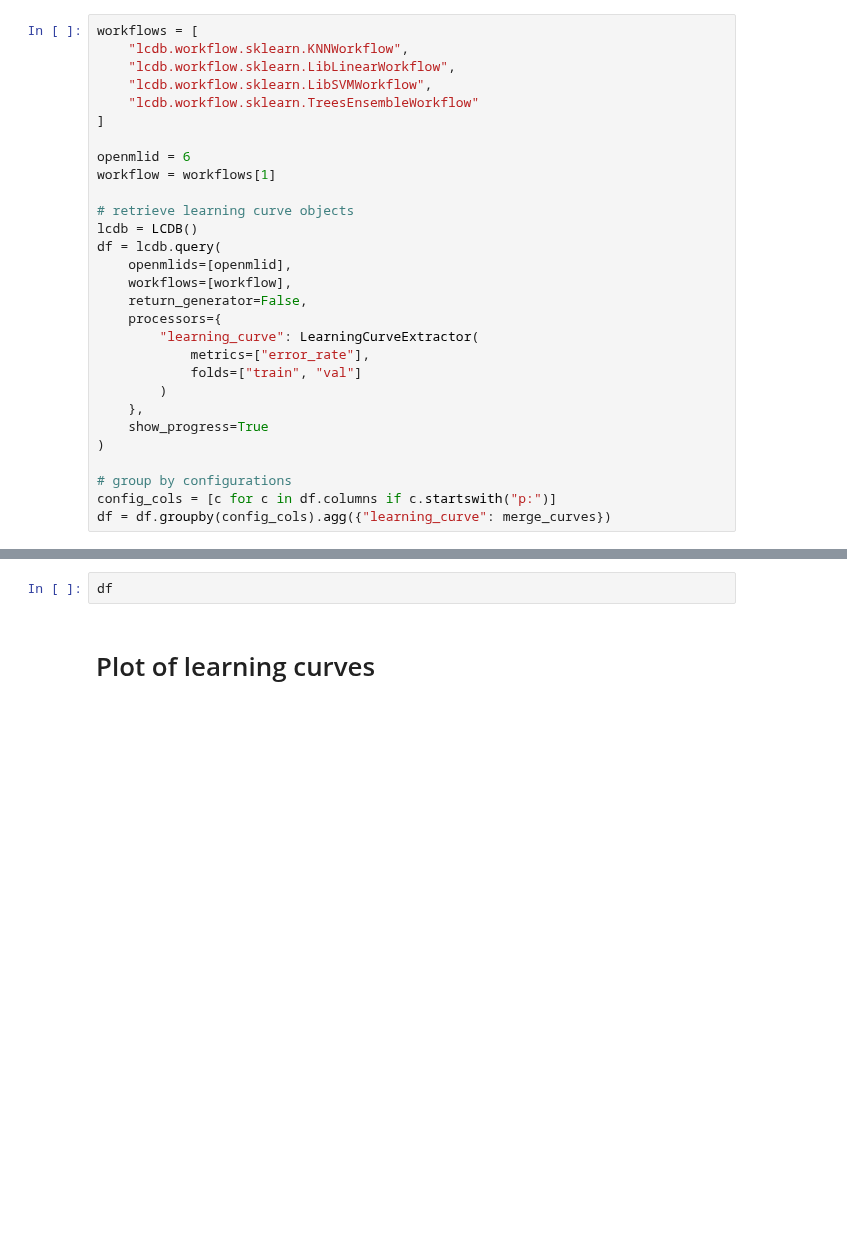
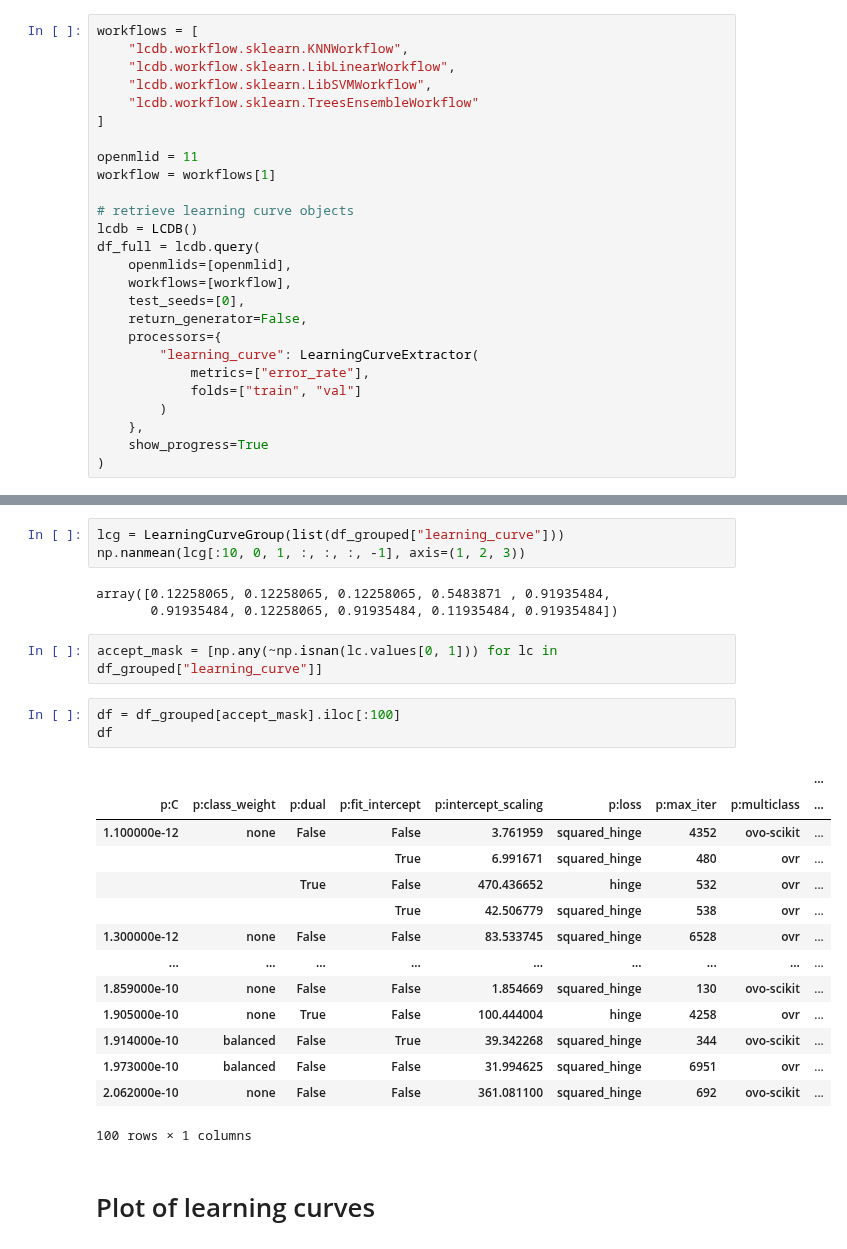
Before and after one commit to fmohr/lcdb, a Jupyter notebook: publications/2023-neurips/use cases/1 - lc crossing.ipynb, the cells around one changed output, grey strips where cells are left out. Saved outputs shown, nothing was run; the diff lists cells and outputs as text; blank space fills up the shorter version.

```diff
--- a/publications/2023-neurips/use cases/1 - lc crossing.ipynb
+++ b/publications/2023-neurips/use cases/1 - lc crossing.ipynb
@@ -14,14 +14,15 @@ workflows = [
     "lcdb.workflow.sklearn.TreesEnsembleWorkflow"
 ]
 
-openmlid = 6
+openmlid = 11
 workflow = workflows[1]
 
 # retrieve learning curve objects
 lcdb = LCDB()
-df = lcdb.query(
+df_full = lcdb.query(
     openmlids=[openmlid],
     workflows=[workflow],
+    test_seeds=[0],
     return_generator=False,
     processors={
         "learning_curve": LearningCurveExtractor(
@@ -31,7 +32,3 @@ df = lcdb.query(
     },
     show_progress=True
 )
-
-# group by configurations
-config_cols = [c for c in df.columns if c.startswith("p:")]
-df = df.groupby(config_cols).agg({"learning_curve": merge_curves})
@@ -43,4 +55,28 @@ df["learning_curve"].apply(lambda x: x.pad_anchors_size(max_schedule, inplace=Tr
+# %%
+lcg = LearningCurveGroup(list(df_grouped["learning_curve"]))
+np.nanmean(lcg[:10, 0, 1, :, :, :, -1], axis=(1, 2, 3))
+# %% [output]
+array([0.12258065, 0.12258065, 0.12258065, 0.5483871 , 0.91935484,
+       0.91935484, 0.12258065, 0.91935484, 0.11935484, 0.91935484])
+# %%
+accept_mask = [np.any(~np.isnan(lc.values[0, 1])) for lc in df_grouped["learning_curve"]]
 # %%
+df = df_grouped[accept_mask].iloc[:100]
 df
+# %% [output]
+|  |  |  |  |  |  |  |  | ... |
+| p:C | p:class_weight | p:dual | p:fit_intercept | p:intercept_scaling | p:loss | p:max_iter | p:multiclass | ... |
+| 1.100000e-12 | none | False | False | 3.761959 | squared_hinge | 4352 | ovo-scikit | ... |
+|  |  |  | True | 6.991671 | squared_hinge | 480 | ovr | ... |
+|  |  | True | False | 470.436652 | hinge | 532 | ovr | ... |
+|  |  |  | True | 42.506779 | squared_hinge | 538 | ovr | ... |
+| 1.300000e-12 | none | False | False | 83.533745 | squared_hinge | 6528 | ovr | ... |
+| ... | ... | ... | ... | ... | ... | ... | ... | ... |
+| 1.859000e-10 | none | False | False | 1.854669 | squared_hinge | 130 | ovo-scikit | ... |
+| 1.905000e-10 | none | True | False | 100.444004 | hinge | 4258 | ovr | ... |
+| 1.914000e-10 | balanced | False | True | 39.342268 | squared_hinge | 344 | ovo-scikit | ... |
+| 1.973000e-10 | balanced | False | False | 31.994625 | squared_hinge | 6951 | ovr | ... |
+| 2.062000e-10 | none | False | False | 361.081100 | squared_hinge | 692 | ovo-scikit | ... |
+100 rows × 1 columns
 # %% [markdown]
 # Plot of learning curves
```
Also changed, not shown: parts of 8 cells of this notebook, 1 other file.
